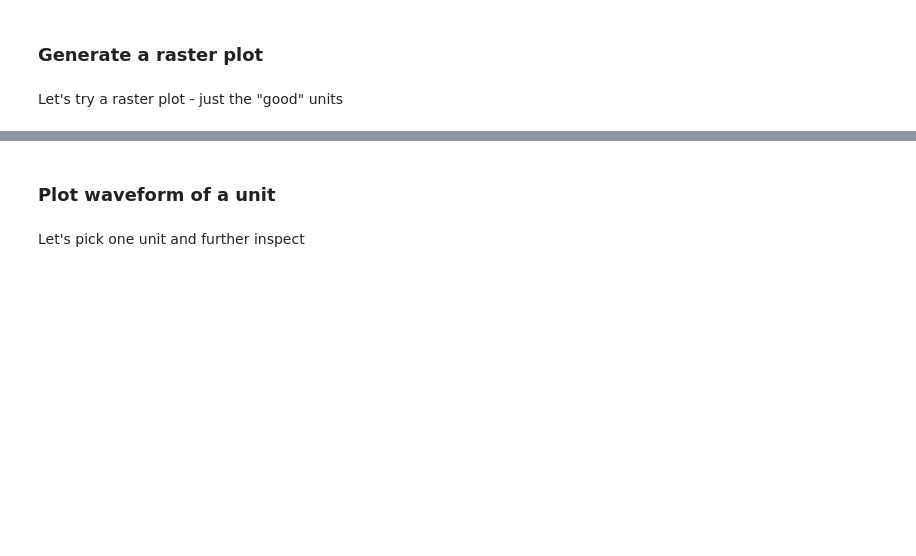
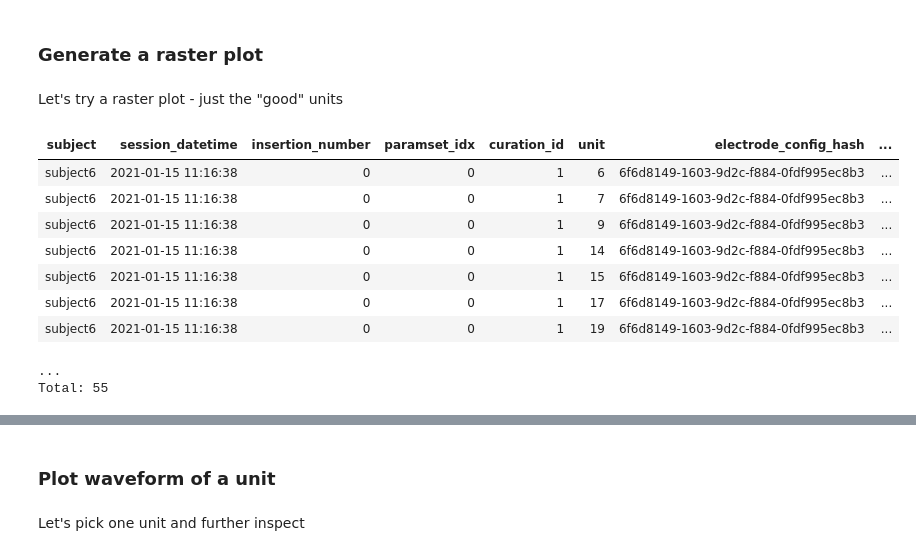
Before and after one commit to datajoint/workflow-array-ephys, a Jupyter notebook: notebooks/05-explore.ipynb, the cells around one changed output, grey strips where cells are left out. Saved outputs shown, nothing was run; the diff lists cells and outputs as text; code cells hidden in the pictures; blank space fills up the shorter version.

```diff
--- a/notebooks/05-explore.ipynb
+++ b/notebooks/05-explore.ipynb
@@ -76,6 +130,19 @@ ephys.CuratedClustering.Unit & curation_key
 ### Generate a raster plot
 # %% [markdown]
 Let's try a raster plot - just the "good" units
+# %%
+ephys.CuratedClustering.Unit & curation_key & 'cluster_quality_label = "good"'
+# %% [output]
+| subject | session_datetime | insertion_number | paramset_idx | curation_id | unit | electrode_config_hash | ... |
+| subject6 | 2021-01-15 11:16:38 | 0 | 0 | 1 | 6 | 6f6d8149-1603-9d2c-f884-0fdf995ec8b3 | ... |
+| subject6 | 2021-01-15 11:16:38 | 0 | 0 | 1 | 7 | 6f6d8149-1603-9d2c-f884-0fdf995ec8b3 | ... |
+| subject6 | 2021-01-15 11:16:38 | 0 | 0 | 1 | 9 | 6f6d8149-1603-9d2c-f884-0fdf995ec8b3 | ... |
+| subject6 | 2021-01-15 11:16:38 | 0 | 0 | 1 | 14 | 6f6d8149-1603-9d2c-f884-0fdf995ec8b3 | ... |
+| subject6 | 2021-01-15 11:16:38 | 0 | 0 | 1 | 15 | 6f6d8149-1603-9d2c-f884-0fdf995ec8b3 | ... |
+| subject6 | 2021-01-15 11:16:38 | 0 | 0 | 1 | 17 | 6f6d8149-1603-9d2c-f884-0fdf995ec8b3 | ... |
+| subject6 | 2021-01-15 11:16:38 | 0 | 0 | 1 | 19 | 6f6d8149-1603-9d2c-f884-0fdf995ec8b3 | ... |
+...
+Total: 55
 # %%
 units, unit_spiketimes = (ephys.CuratedClustering.Unit
                           & curation_key
```
Also changed, not shown: parts of 15 cells of this notebook, 3 other files.
